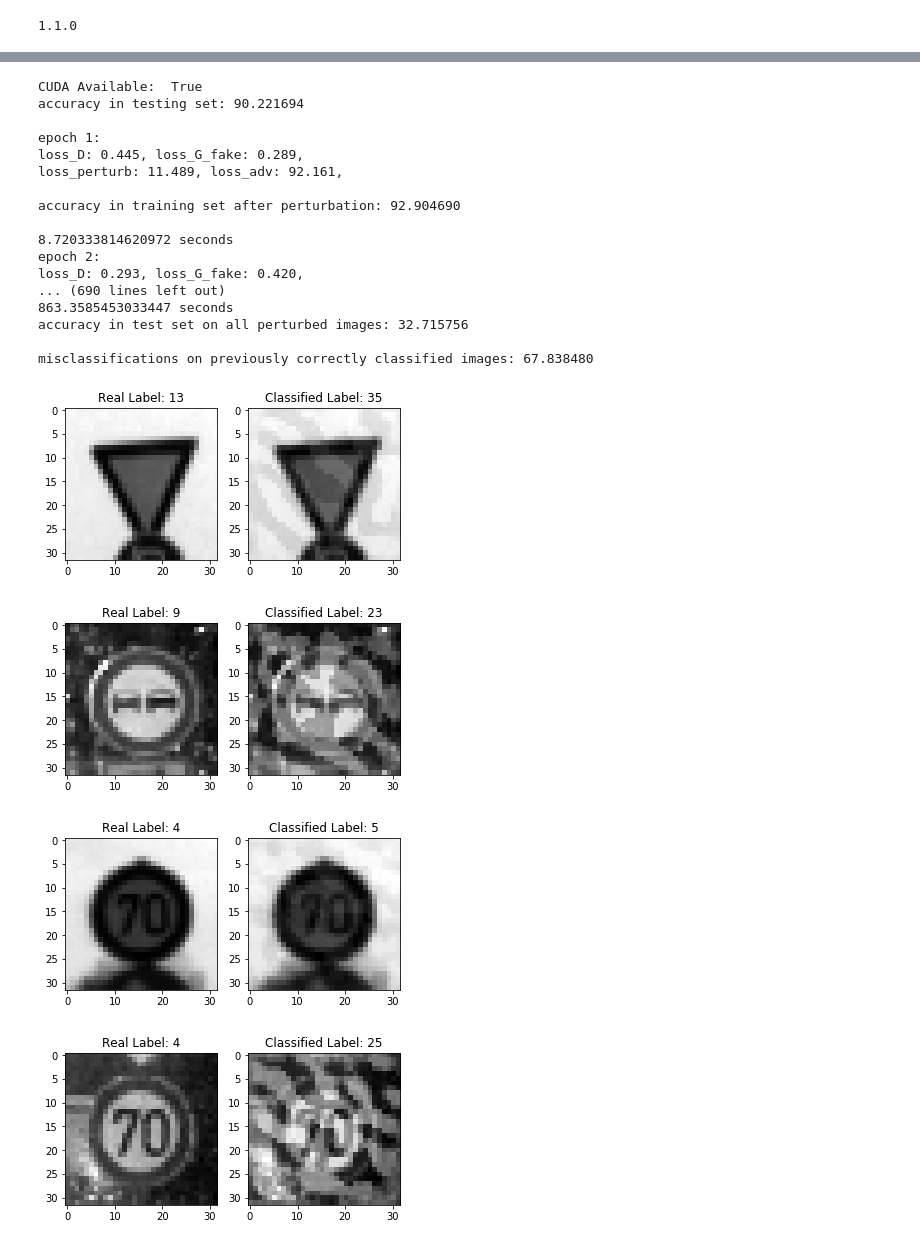
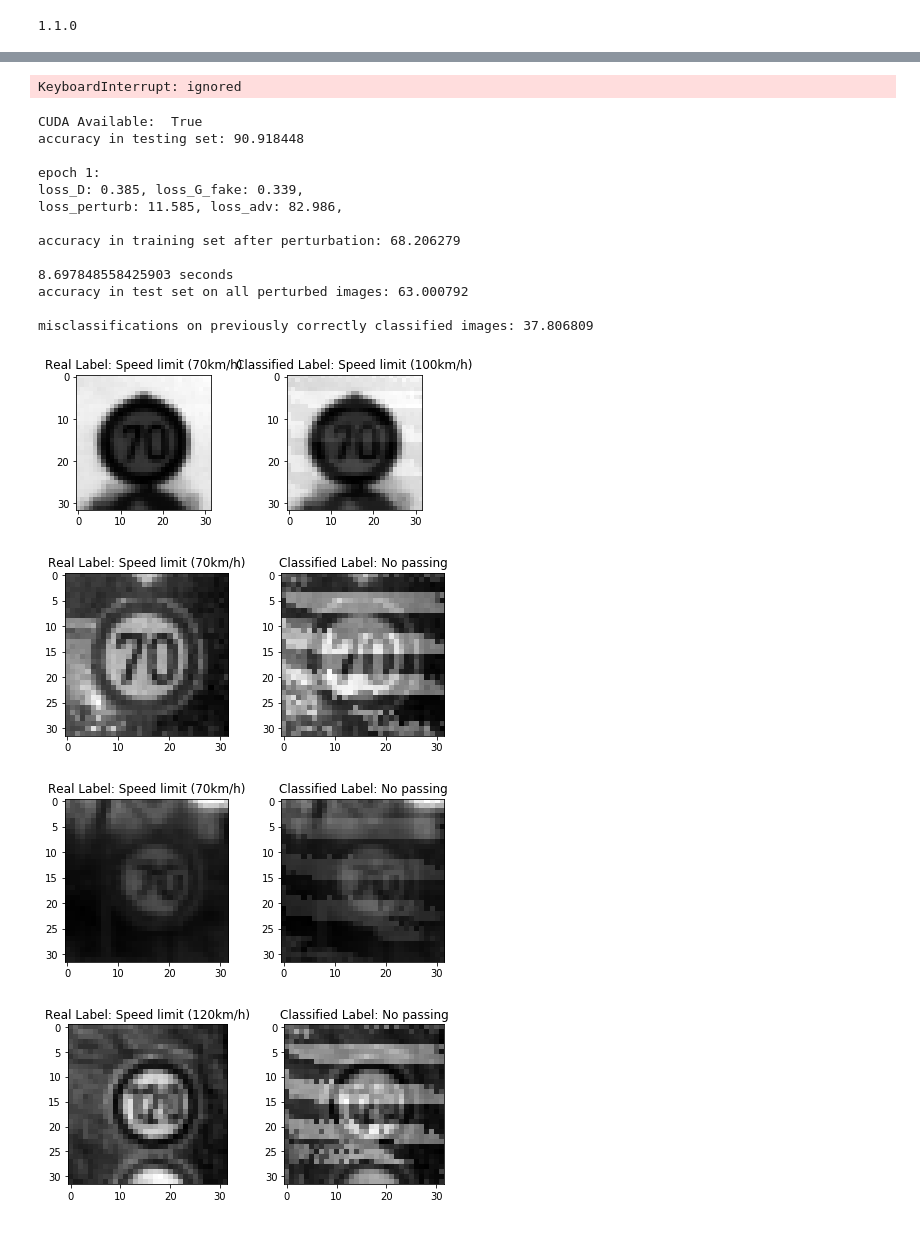
Before and after one commit to tortoisehare/TSR-GAN, a Jupyter notebook: GAN_torch.ipynb, the cells around one changed output, grey strips where cells are left out. Drawn from its saved outputs; the diff is of its cells as text; code cells hidden in the pictures.

```diff
--- a/GAN_torch.ipynb
+++ b/GAN_torch.ipynb
@@ -199,6 +199,18 @@ class ResnetBlock(nn.Module):
         return out
 # %% [output]
 1.1.0
+# %%
+#If you want to show the traffic sign name
+import csv
+
+sign_names = []
+with open('signnames.csv', 'r') as f:
+    reader = csv.reader(f)
+    for row in reader:
+        sign_names.append(row[1])
+    sign_names.reverse()
+    sign_names.pop()
+    sign_names.reverse()
 # %%
 #Data loading and preprocessing
 
@@ -624,7 +637,7 @@ class AdvGAN_Attack:
                         if len(miss)<10:
                             adv_ex = adv_images_test[j].squeeze().detach().cpu().numpy()
                             real_im = test_img[j].squeeze().detach().cpu().numpy()
-                            miss.append((test_label[j], real_im, pred_lab_test[j], adv_ex))
+                            miss.append((sign_names[test_label[j]], real_im, sign_names[pred_lab_test[j]], adv_ex))
 
         print('accuracy in test set on all perturbed images: %f\n'%(100*num_correct_all.item()/len(test_dataset)))
 
@@ -636,13 +649,16 @@ class AdvGAN_Attack:
             real,r_image,fake,f_image = miss[i]
             f, axarr = plt.subplots(1,2)
             axarr[0].imshow(r_image, cmap='gray')
-            axarr[0].set_title('Real Label: %d'%(real))
+            axarr[0].set_title('Actual: %s'%(real))
             axarr[1].imshow(f_image, cmap='gray')
-            axarr[1].set_title('Classified Label: %d'%(fake))
+            axarr[1].set_title('Classified as: %s'%(fake))
+            f.tight_layout()
             #plt.title("{} -> {}".format(real,fake))
             #plt.imshow(image,cmap='gray')
 
             plt.show()
+# %% [output]
+KeyboardInterrupt: ignored
 # %%
 
 %matplotlib inline
@@ -660,7 +676,7 @@ from torch.utils.data import DataLoader
 
 use_cuda=True
 image_nc=1
-epochs = 100
+epochs = 1
 
 batch_size = 128
 BOX_MIN = 0
@@ -689,45 +705,48 @@ print('accuracy in testing set: %f\n'%(100*num_correct2.item()/len(test_dataset)
 
 model_num_labels = 43
 
 models_path = "./models/"
 if not os.path.exists(models_path):
     os.makedirs(models_path)
 
 # train dataset and dataloader declaration
 dataloader = DataLoader(train_dataset, batch_size=batch_size, shuffle=False, num_workers=1)
 advGAN = AdvGAN_Attack(device,
                           targeted_model,
                           model_num_labels,
                           image_nc,
                           BOX_MIN,
                           BOX_MAX)
 
 advGAN.train(dataloader, epochs)
 
 advGAN.test(test_dataloader)
 
 #ideas for optimizing:
 #improve target classifier - stop it from overfitting
+
+#Stephanie is doing:
 #color
+#p 0.005, 0.01, 0.03, 0.05, 0.1
+
+#Koosha is doing:
+#G:D ratio
+#filters in G
 # %% [output]
 CUDA Available:  True
-accuracy in testing set: 90.221694
+accuracy in testing set: 90.918448
 
 epoch 1:
-loss_D: 0.445, loss_G_fake: 0.289,
-loss_perturb: 11.489, loss_adv: 92.161,
+loss_D: 0.385, loss_G_fake: 0.339,
+loss_perturb: 11.585, loss_adv: 82.986,
 
-accuracy in training set after perturbation: 92.904690
+accuracy in training set after perturbation: 68.206279
 
-8.720333814620972 seconds
-epoch 2:
-loss_D: 0.293, loss_G_fake: 0.420,
-... (690 lines left out)
-863.3585453033447 seconds
-accuracy in test set on all perturbed images: 32.715756
+8.697848558425903 seconds
+accuracy in test set on all perturbed images: 63.000792
 
-misclassifications on previously correctly classified images: 67.838480
+misclassifications on previously correctly classified images: 37.806809
-[figure, old version]
+[figure, new version]
-[figure, old version]
+[figure, new version]
-[figure, old version]
+[figure, new version]
-[figure, old version]
+[figure, new version]
```
Also changed, not shown: parts of 3 cells of this notebook.
